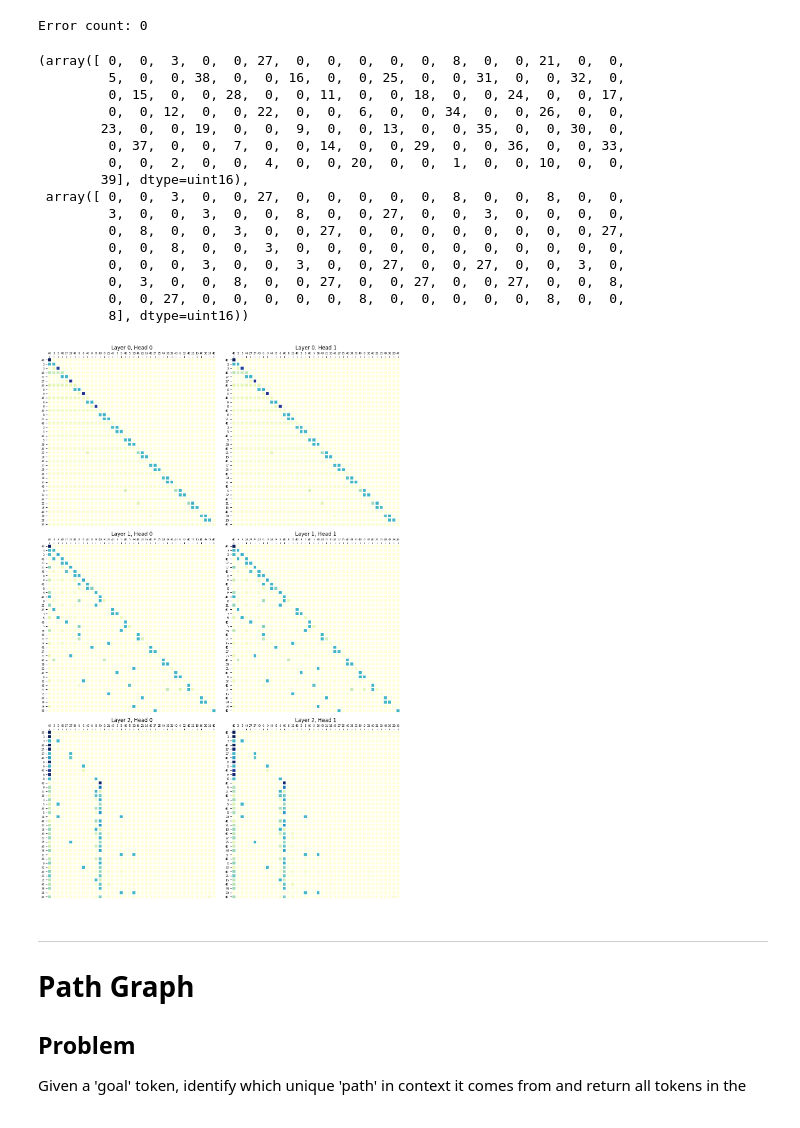
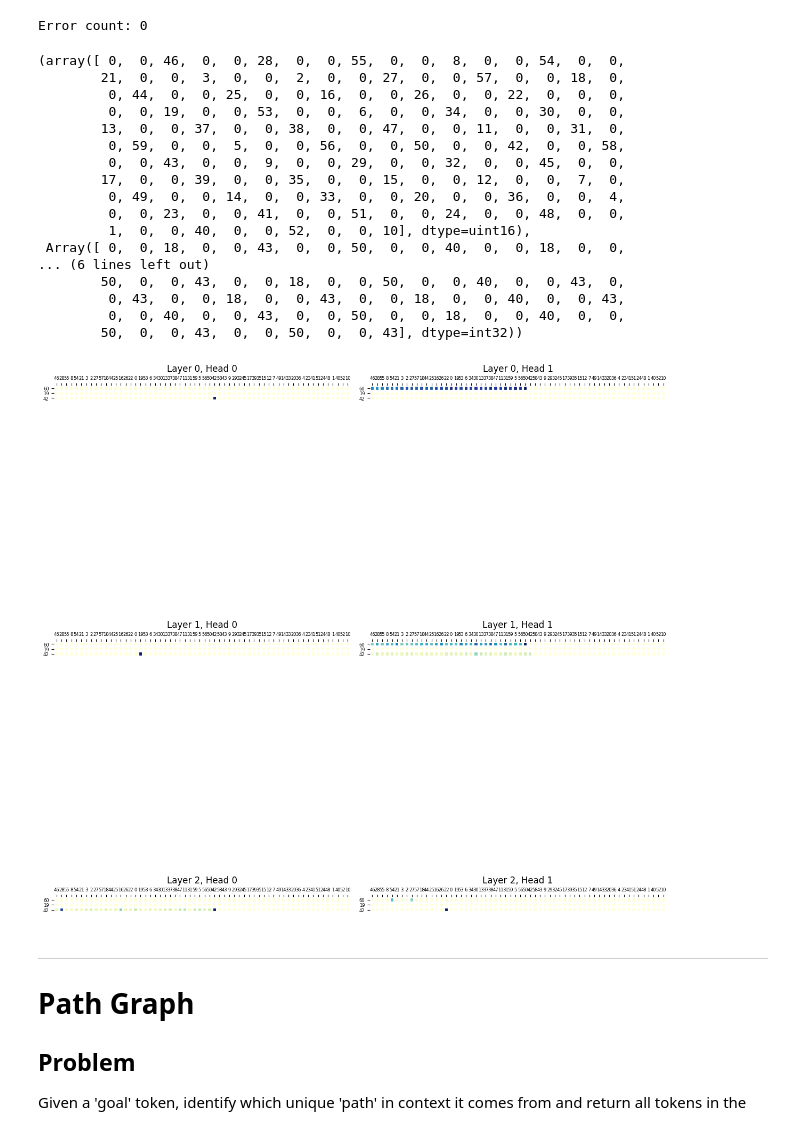
Before and after one commit to nikolageorgiev2000/modded-nanogpt-jax, a Jupyter notebook: path_graphs.ipynb, the cells around one changed output. Drawn from its saved outputs; the diff is of its cells as text; code cells hidden in the pictures.

```diff
--- a/path_graphs.ipynb
+++ b/path_graphs.ipynb
@@ -1166,10 +1168,10 @@ def compact_nodes_many(interleaved_edges: np.ndarray,
     return out
 # %%
 dataset_name = 'backtracktask'
-n_edges = 9
+n_edges = 14
 n_interleaved = 4
 branching_factor = 10
-height = 3
+height = 4
 assert balanced_tree_nnodes(branching_factor, height) >= n_edges+1 # if the balanced tree is too small, we can't have that many edges
 adj_list_len = 3*(n_edges+1) # 3 tok per edge pair, additional 1 tok for root self-loops
 sample_len = adj_list_len * n_interleaved
@@ -1356,61 +1360,55 @@ i = 0
 test_input_ids = extract_interleaved_edges(val_ids[0], i)
 test_target_ids = extract_interleaved_edges(val_ids[1], i)
 test_mask_ids = extract_interleaved_edges(val_ids[2], i)
-test_input_ids * test_mask_ids, test_target_ids * test_mask_ids
+test_input_ids * test_mask_ids, res * test_mask_ids
 # %% [output]
-(array([ 0,  0,  3,  0,  0, 27,  0,  0,  0,  0,  0,  8,  0,  0, 21,  0,  0,
-         5,  0,  0, 38,  0,  0, 16,  0,  0, 25,  0,  0, 31,  0,  0, 32,  0,
-         0, 15,  0,  0, 28,  0,  0, 11,  0,  0, 18,  0,  0, 24,  0,  0, 17,
-         0,  0, 12,  0,  0, 22,  0,  0,  6,  0,  0, 34,  0,  0, 26,  0,  0,
-        23,  0,  0, 19,  0,  0,  9,  0,  0, 13,  0,  0, 35,  0,  0, 30,  0,
-         0, 37,  0,  0,  7,  0,  0, 14,  0,  0, 29,  0,  0, 36,  0,  0, 33,
-         0,  0,  2,  0,  0,  4,  0,  0, 20,  0,  0,  1,  0,  0, 10,  0,  0,
-        39], dtype=uint16),
- array([ 0,  0,  3,  0,  0, 27,  0,  0,  0,  0,  0,  8,  0,  0,  8,  0,  0,
-         3,  0,  0,  3,  0,  0,  8,  0,  0, 27,  0,  0,  3,  0,  0,  0,  0,
-         0,  8,  0,  0,  3,  0,  0, 27,  0,  0,  0,  0,  0,  0,  0,  0, 27,
-         0,  0,  8,  0,  0,  3,  0,  0,  0,  0,  0,  0,  0,  0,  0,  0,  0,
-         0,  0,  0,  3,  0,  0,  3,  0,  0, 27,  0,  0, 27,  0,  0,  3,  0,
-         0,  3,  0,  0,  8,  0,  0, 27,  0,  0, 27,  0,  0, 27,  0,  0,  8,
-         0,  0, 27,  0,  0,  0,  0,  0,  8,  0,  0,  0,  0,  0,  8,  0,  0,
-         8], dtype=uint16))
+(array([ 0,  0, 46,  0,  0, 28,  0,  0, 55,  0,  0,  8,  0,  0, 54,  0,  0,
+        21,  0,  0,  3,  0,  0,  2,  0,  0, 27,  0,  0, 57,  0,  0, 18,  0,
+         0, 44,  0,  0, 25,  0,  0, 16,  0,  0, 26,  0,  0, 22,  0,  0,  0,
+         0,  0, 19,  0,  0, 53,  0,  0,  6,  0,  0, 34,  0,  0, 30,  0,  0,
+        13,  0,  0, 37,  0,  0, 38,  0,  0, 47,  0,  0, 11,  0,  0, 31,  0,
+         0, 59,  0,  0,  5,  0,  0, 56,  0,  0, 50,  0,  0, 42,  0,  0, 58,
+         0,  0, 43,  0,  0,  9,  0,  0, 29,  0,  0, 32,  0,  0, 45,  0,  0,
+        17,  0,  0, 39,  0,  0, 35,  0,  0, 15,  0,  0, 12,  0,  0,  7,  0,
+         0, 49,  0,  0, 14,  0,  0, 33,  0,  0, 20,  0,  0, 36,  0,  0,  4,
+         0,  0, 23,  0,  0, 41,  0,  0, 51,  0,  0, 24,  0,  0, 48,  0,  0,
+         1,  0,  0, 40,  0,  0, 52,  0,  0, 10], dtype=uint16),
+ Array([ 0,  0, 18,  0,  0, 43,  0,  0, 50,  0,  0, 40,  0,  0, 18,  0,  0,
+... (6 lines left out)
+        50,  0,  0, 43,  0,  0, 18,  0,  0, 50,  0,  0, 40,  0,  0, 43,  0,
+         0, 43,  0,  0, 18,  0,  0, 43,  0,  0, 18,  0,  0, 40,  0,  0, 43,
+         0,  0, 40,  0,  0, 43,  0,  0, 50,  0,  0, 18,  0,  0, 40,  0,  0,
+        50,  0,  0, 43,  0,  0, 50,  0,  0, 43], dtype=int32))
 # %%
 preds, attn_weights = model.gpt_forward(params, rope_params, test_input_ids[None,:], config.get_model_config(), return_attn_weights=True)
 res = preds[0].argmax(axis=-1)
 # %%
-query_subset = jnp.arange(0, 40)
-key_subset = jnp.arange(0, 40)
+query_subset = jnp.arange(96, 99)
+key_subset = jnp.arange(2, 180, 3)
 
 # Determine num_layers and num_heads from attn_weights structure
 num_layers = len(attn_weights)
 num_heads = attn_weights[0][0].shape[0]  # Assuming shape: [num_heads, seq, seq]
 
 fig, axes = plt.subplots(num_layers, num_heads, figsize=(6 * num_heads, 6 * num_layers), squeeze=False)
 
 for l in range(num_layers):
     for h in range(num_heads):
-        selected_attn = attn_weights[l][0].sum(axis=0)[query_subset[:, None], key_subset[None, :]].astype(np.float32)
+        # sum over all heads because we only need two heads in the first layer
+        # remaining layers are splitting the single head into two (seems arbitrary)
+        selected_attn = attn_weights[l][0][h][query_subset[:, None], key_subset[None, :]].astype(np.float32)
         ax = axes[l, h]
         im = heatmap(
             selected_attn,
             test_input_ids[query_subset], test_input_ids[key_subset], ax=ax,
             cmap="YlGnBu"
         )
         ax.set_title(f"Layer {l}, Head {h}")
-    # for h in range(num_heads):
-    #     selected_attn = attn_weights[l][0][h][query_subset[:, None], key_subset[None, :]].astype(np.float32)
-    #     ax = axes[l, h]
-    #     im = heatmap(
-    #         selected_attn,
-    #         test_input_ids[query_subset], test_input_ids[key_subset], ax=ax,
-    #         cmap="YlGnBu"
-    #     )
-    #     ax.set_title(f"Layer {l}, Head {h}")
 
 fig.tight_layout()
 plt.show()
 # %% [output]
-[figure, old version]
+[figure, new version]
 # %% [markdown]
 ---
 
```
Also changed, not shown: parts of 7 cells of this notebook, 1 other file.
